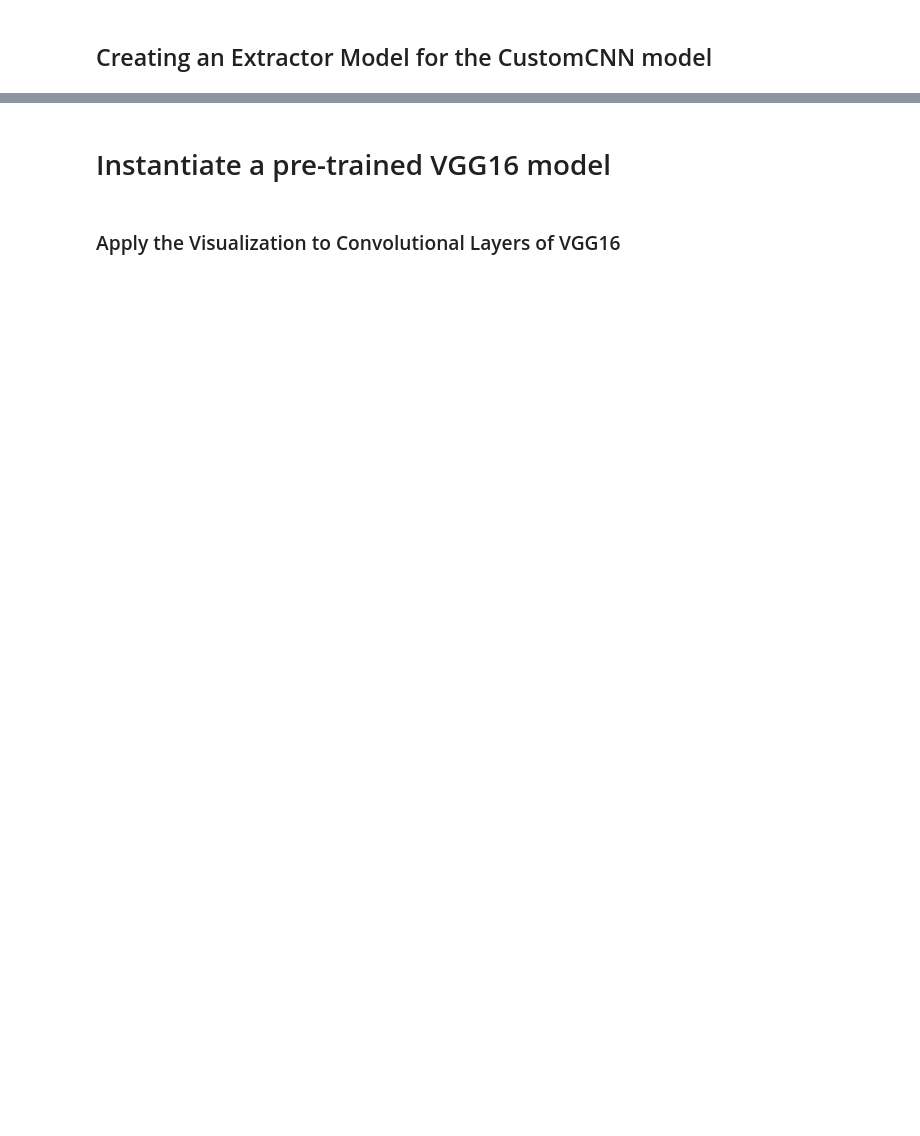
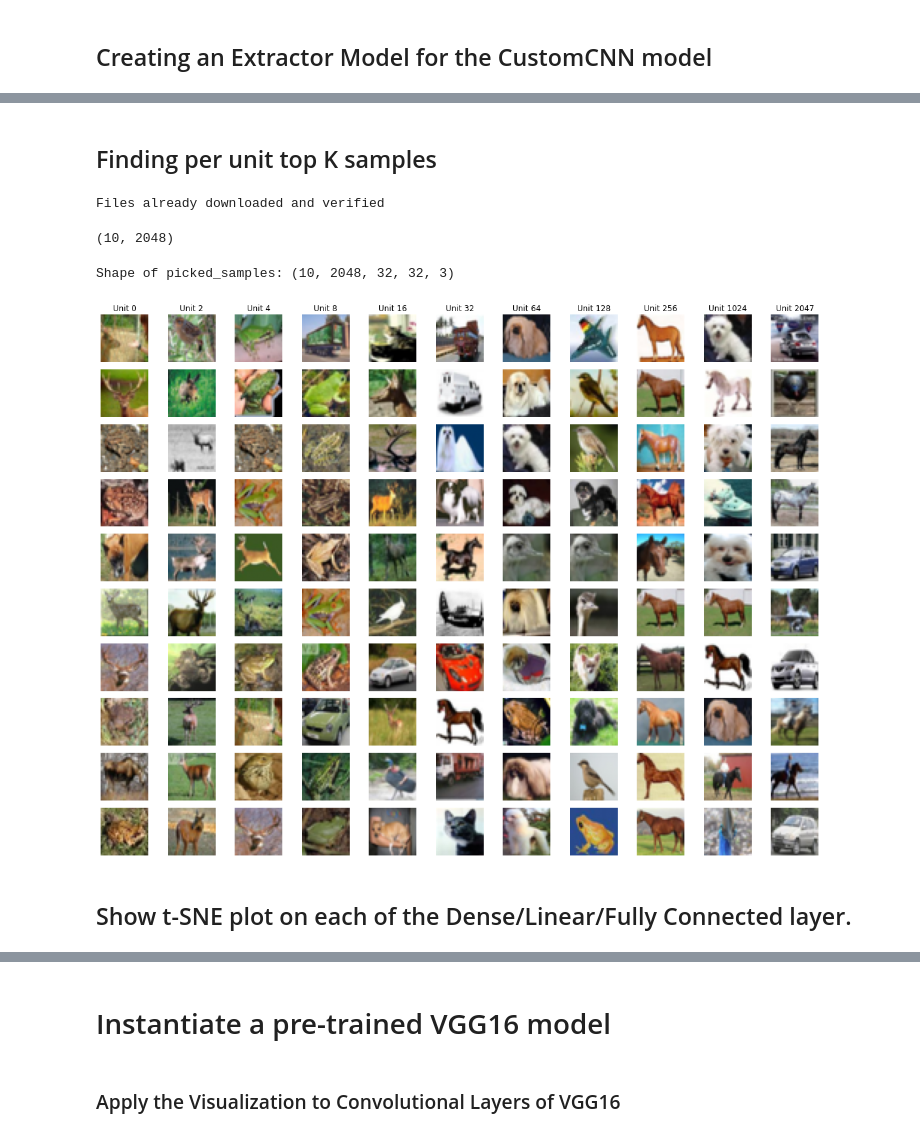
Before and after one commit to ilChapo/block3_AML, a Jupyter notebook: notebooks/3_Interpretability.ipynb, the cells around one changed output, grey strips where cells are left out. Cells and saved outputs as stored; diff of their text form; code cells hidden in the pictures; blank space fills up the shorter version.

```diff
--- a/notebooks/3_Interpretability.ipynb
+++ b/notebooks/3_Interpretability.ipynb
@@ -188,5 +172,5 @@ network = CustomCNN(use_batch_norm=True, use_dropout=True)
 ### Load custom_cnn_model_best_task2 model weights from Task 2
 # %%
 model_path = "custom_cnn_model_best_task2.pth"
-network.load_state_dict(torch.load(model_path, map_location=torch.device('cpu')))
+network.load_state_dict(torch.load(model_path, map_location=torch.device('cuda' if torch.cuda.is_available() else 'cpu')))
 network.eval()
@@ -254,0 +300,61 @@ print("Shape of extracted activations:", activations.shape)
+# %% [markdown]
+## Finding per unit top K samples
+# %%
+testimages = torchvision.datasets.CIFAR10(root='./data', train=False, download=True, transform=None)
+
+K = 10  # Number of top activations to retrieve
+idxs_top10 = np.argsort(activations, axis=0)[::-1][0:K, :]
+# %% [output]
+Files already downloaded and verified
+# %%
+idxs_top10.shape
+# %% [output]
+(10, 2048)
+# %%
+# Initialize an array to store the picked samples
+#picked_samples = np.zeros((K, n_units, 32, 32, 3), dtype=float)
+picked_samples = np.zeros((K, idxs_top10.shape[1], 32, 32, 3), dtype=float)
+
+for i in range(idxs_top10.shape[0]):
+    for j in range(idxs_top10.shape[1]):
+        # Normalize the images from CIFAR10 as they are PIL Images
+        img_as_np = np.asarray(testimages[idxs_top10[i, j]][0]) / 255.0
+        picked_samples[i, j, :, :, :] = img_as_np
+
+# Check the shape of picked_samples
+print("Shape of picked_samples:", picked_samples.shape)
+# The shape of the tensor corresponds to:
+# (n_images,n_units,nb_rows,nb_cols,nb_channels)
+# for each of the 2048 units in the layers, we have 10 images
+# %% [output]
+Shape of picked_samples: (10, 2048, 32, 32, 3)
+# %%
+# Visualization function with unnormalization and saving the figure
+def vis_topk(ims, units, filename="top_k_activations.png"):
+    f, axarr = plt.subplots(ims.shape[0], ims.shape[1], figsize=(16, 12))
+
+    for i in range(ims.shape[0]):
+        for j in range(ims.shape[1]):
+            axarr[i, j].imshow(ims[i, j, :, :, :])
+            axarr[i, j].axis('off')
+            if i == 0:  # Only set the title for the top row
+                axarr[i, j].set_title('Unit ' + str(units[j]))
+
+    # Adjust layout
+    plt.tight_layout()
+    # Save the figure
+    plt.savefig(filename)
+    # Show the plot
+    plt.show()
+# %%
+units = [0, 2, 4, 8, 16, 32, 64, 128, 256, 1024, 2047]  # Specified units
+nunits = len(units)
+# Slicing picked_samples to get the top K images for specified units
+# Adjust the indexing to correctly slice the array
+ims = picked_samples[:, units, :, :].squeeze()
+
+vis_topk(ims, units, "top_k_activations_custom_cnn.png")
+# %% [output]
+[figure, added]
+# %% [markdown]
+## Show t-SNE plot on each of the Dense/Linear/Fully Connected layer.
```
Also changed, not shown: parts of 20 cells of this notebook, 9 other files.
